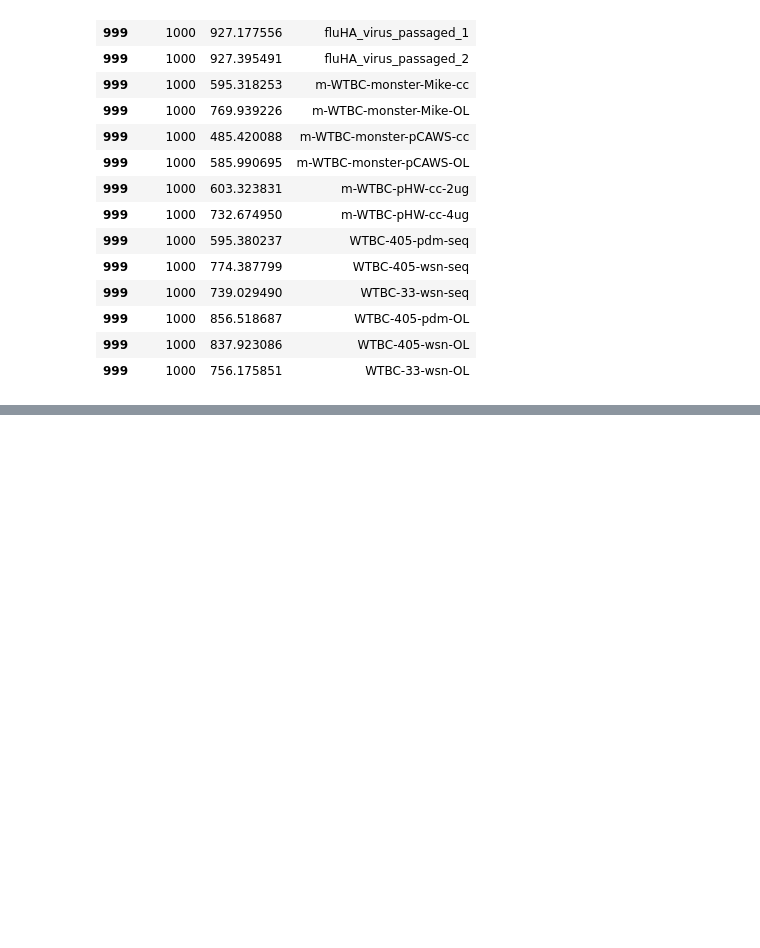
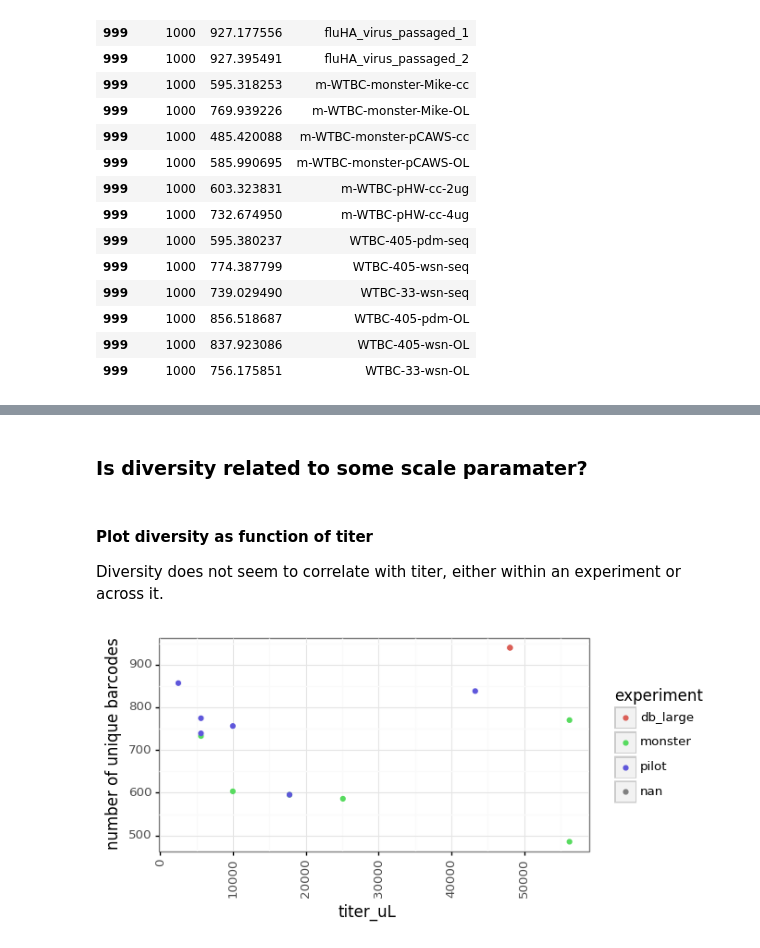
Before and after one commit to dbacsik/transfection_bottleneck, a Jupyter notebook: barcode_analysis.ipynb, the cells around one changed output, grey strips where cells are left out. Drawn from its saved outputs; the diff is of its cells as text; code cells hidden in the pictures; blank space fills up the shorter version.

```diff
--- a/barcode_analysis.ipynb
+++ b/barcode_analysis.ipynb
@@ -275,0 +378,17 @@ target_df
+# %% [markdown]
+### Is diversity related to some scale paramater?
+# %% [markdown]
+#### Plot diversity as function of titer
+
+Diversity does not seem to correlate with titer, either within an experiment or across it.
+# %%
+p = (
+    ggplot(samples, aes('titer_uL', 'nbarcodes', color = 'experiment')) +
+    geom_point() +
+    ylab('number of unique barcodes') +
+    theme(axis_text_x=element_text(angle=90),
+          figure_size=(6, 3))
+    )
+_ = p.draw()
+# %% [output]
+[figure, added]
```
Also changed, not shown: parts of 25 cells of this notebook, 4 other files.
